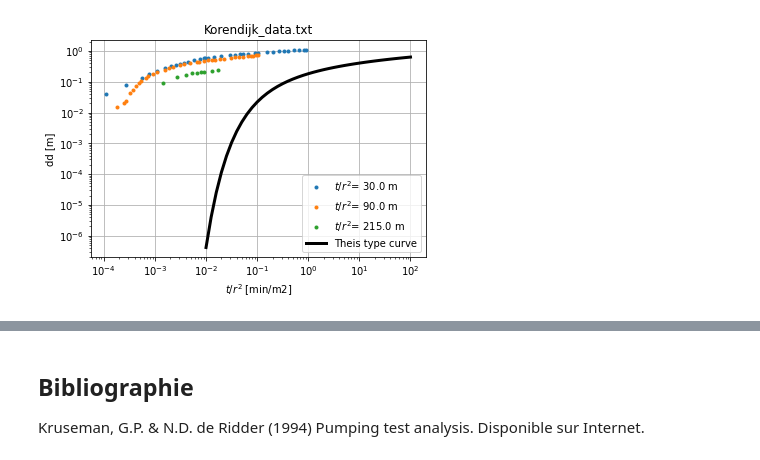
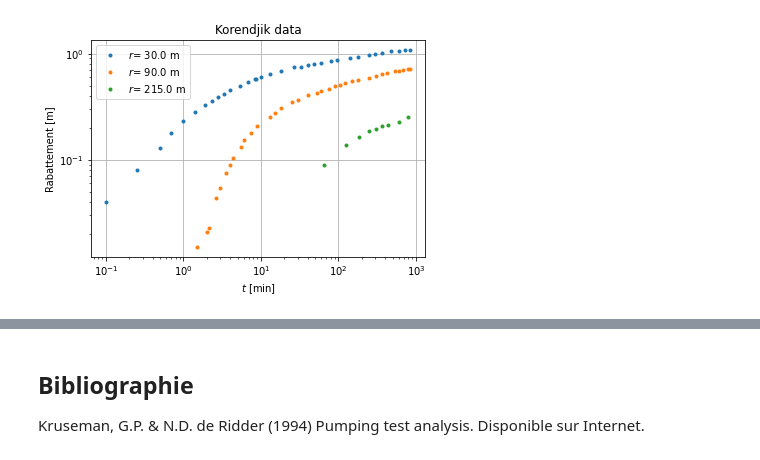
Before and after one commit to larroque852/NB_ENS2_theis_jacob, a Jupyter notebook: ENS2_Nappe_Theis.ipynb, the cells around one changed output, grey strips where cells are left out. Saved outputs shown, nothing was run; the diff lists cells and outputs as text; code cells hidden in the pictures.

```diff
--- a/ENS2_Nappe_Theis.ipynb
+++ b/ENS2_Nappe_Theis.ipynb
@@ -221,65 +304,59 @@ The well screen was installed over the whole thickness of the aquifer, and piezo
 2. A l'aide de la solution de Theis, déterminer les paramètres hydrodynamiques de l'aquifère (T et S) à partir des données de H30 et H90.
 3. Quelles informations complémentaires peuvent apporter les données issues de H215? Cela vous semble t-il cohérent avec la coupe géologique?
 # %%
-fname ='Korendijk_data.txt' # Data de Krusemand & De Ridder
-data = np.loadtxt(fname,  skiprows=1) # chargement des donnees de l'essai de nappe - saut 1ere ligne
+#1. Construire le graphique expérimental	log(s) = log10(t) pour les 3 piézomètres H30, H90 et H215;
+import numpy as np
+import scipy.special as sp
+import matplotlib.pyplot as plt
+
+#lecture fichier local
+#data = np.genfromtxt('Korendijk_data.csv',delimiter=',')
+
+#lecture fichier Github pour Colabotary on line
+data = np.genfromtxt('https://raw.githubusercontent.com/larroque852/NB_ENS2_theis_jacob/main/Korendijk_data.csv',delimiter=',')
 
 # affichage des données (juste 1ere ligne 4 colonnes first 4 lines)
-# Les colonnes sont [r[m], z[m], t[minutes], s[m]] (cf. fichier initial .txt)
-data[:4]
-print(data[0])
+# Les colonnes sont [r[m], z[Korendijk_datam], t[minutes], s[m]] (cf. fichier initial .csv)
+#data[:4]
+#print(data[0])
 
 # Le nombre de valeurs uniques de la première colonne définissent également le nombre de piézomètres dont nous disposons
 distances = np.unique(data[:, 0])
-print(distances)
+#print(distances)
 
+# parametrage de la figure s = f(t) [min]
+plt.title('Korendjik data')
+plt.ylabel('Rabattement [m]')
+plt.xlabel('$t$ [min]')
+plt.xscale('log')
+plt.yscale('log')
+plt.grid()
 
-# parametrage de la figure
-plt.title(fname)
-plt.ylabel('dd [m]')
+# plot the data pour chaque piezometre avec fonction boucle
+for r in distances:
+    I = data[:, 0] == r # creation d'un index
+    # selection des temps pour chaque piezometre
+    t = data[I,2] # [min]
+    plt.plot(t, data[I,3], '.',
+             label='$r$= {:.1f} m'.format(r))
+plt.legend()
+plt.show()
+
+# parametrage de la figure s = f(t/r^2 [min/m2])
+plt.title('Korendjik data - graphique normalisé')
+plt.ylabel('Rabattement [m]')
 plt.xlabel('$t/r^2$ [min/m2]')
 plt.xscale('log')
 plt.yscale('log')
 plt.grid()
 
-# plot the data pour chaque piezometre
+# plot the data pour chaque piezometre avec fonction boucle
 for r in distances:
     I = data[:, 0] == r # creation d'un index
-
     # selection des temps pour chaque piezometre
     t = data[I,2] # [min]
-
     plt.plot(t / r**2, data[I,3], '.',
-             label='$t/r^2$= {:.1f} m'.format(r))
-
-# Deux constantes à optimiser par essais / erreurs
-# jusqu'à ce que les mesures et les données theoriques correspondent au mieux
-A = .1 # on va afficher ensuite A * W(u)
-B = 0.1    # on va utiliser B * (1/u) pour l'axe horizontal de la curbe de Theis
-
-# Valeurs estimees Larroque pour ajustement de la courbe theorique
-# A = .161
-# B = 0.00018
-
-u = np.logspace(-3, 1, 41)
-
-# plot la courbe theorique ajustée
-plt.plot(B *1/u, A * sp.exp1(u), 'k', lw=3, label='Theis type curve' )
-
+             label='$t/r^2$ - {:.1f} m'.format(r))
 plt.legend()
 plt.show()
-
-# Saisie du débit constant du test Q
-Q = 788/(24*60) # m3/min
-
-# Calcul de T, en utilisant la valeur optimisee de A
-T = Q / (4 * np.pi * A)
-print('T = {:.1e} m2/min'.format(T))
-print('T = {:.1f} m2/d'.format(T*(24*60)))
-
-# avec T et la valeur optimisee de B, on calcule S
-S = 4* B * T
-print('S  = {:.3e} [-]'.format(S))
-
-print('A comparer avec les valeurs trouvées in Kruseman and de Ridder: T=392 m2/d et S = 1.6 x 10-4')
 # %% [output]
@@ -288 +363 @@ print('A comparer avec les valeurs trouvées in Kruseman and de Ridder: T=392 m2
-[figure, old version]
+[figure, new version]
```
Also changed, not shown: parts of 22 cells of this notebook.
